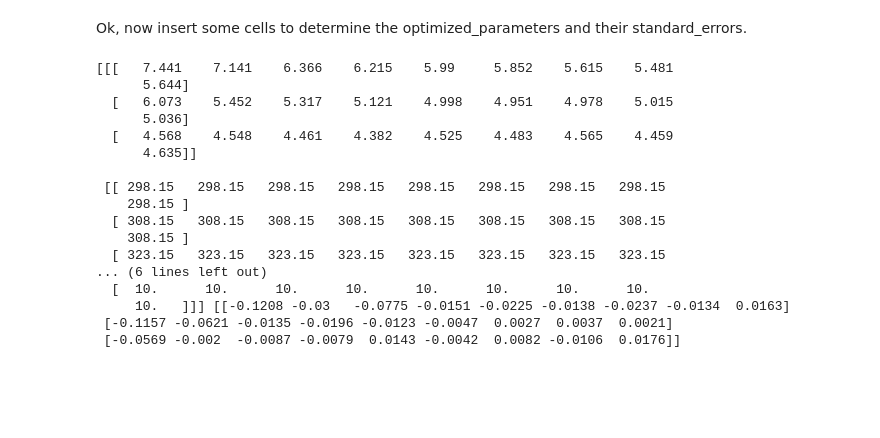
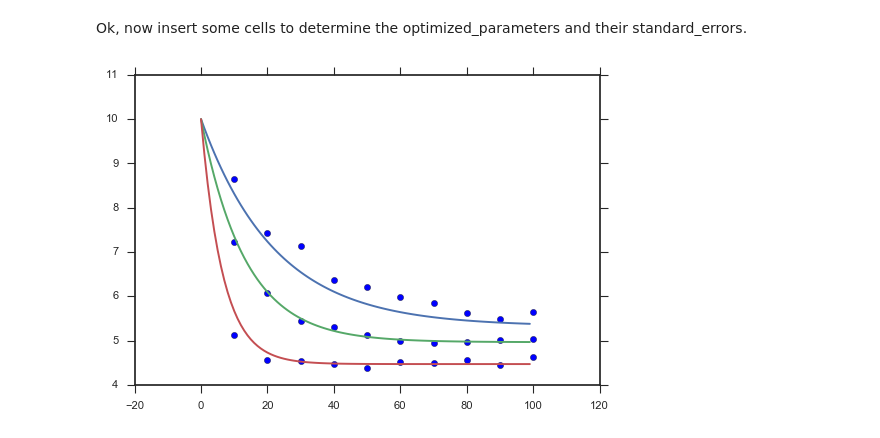
Before and after one commit to yujiazhang84/regression, a Jupyter notebook: FittingExercise.ipynb, the cells around one changed output. Drawn from its saved outputs; the diff is of its cells as text; code cells hidden in the pictures; blank space fills up the shorter version.

Commit message:
use differential form to fit the data and odeint to plot the fitting

```diff
--- a/FittingExercise.ipynb
+++ b/FittingExercise.ipynb
@@ -134,38 +135,51 @@ Ok, now insert some cells to determine the optimized_parameters and their standa
 # %%
 # Finish your notebook with this cell
 
-def function(X, log_A, E_A, d_H, d_S):
+
+
+def function_1(X, log_A, E_A, d_H, d_S):
     C_A, T, C_A0 = X
     return (10**log_A)*(np.exp(-E_A/(8.314*T)))*((C_A0-C_A)*np.exp(-(d_H-T*d_S)/(8.314*T))-C_A)
 
-X_data = np.array([[experiments[0][3][1:],experiments[1][3][1:],experiments[2][3][1:]],
-                  [experiments[0][0]*np.ones(len(experiments[0][3][1:]-1)),
+X_data = np.array([np.concatenate([experiments[0][3][1:],experiments[1][3][1:],experiments[2][3][1:]]),
+                  np.concatenate([experiments[0][0]*np.ones(len(experiments[0][3][1:]-1)),
                    experiments[1][0]*np.ones(len(experiments[1][3][1:]-1)),
-                   experiments[2][0]*np.ones(len(experiments[2][3][1:]-1))],
-                  [experiments[0][1]*np.ones(len(experiments[0][3][1:]-1)),
+                   experiments[2][0]*np.ones(len(experiments[2][3][1:]-1))]),
+                  np.concatenate([experiments[0][1]*np.ones(len(experiments[0][3][1:]-1)),
                    experiments[1][1]*np.ones(len(experiments[1][3][1:]-1)),
-                   experiments[2][1]*np.ones(len(experiments[2][3][1:]-1))]])
+                   experiments[2][1]*np.ones(len(experiments[2][3][1:]-1))])])
 
-Y_data = np.array([np.diff(experiments[0][3])/np.diff(experiments[0][2]),
+Y_data = np.array(np.concatenate([np.diff(experiments[0][3])/np.diff(experiments[0][2]),
                    np.diff(experiments[1][3])/np.diff(experiments[1][2]),
-                   np.diff(experiments[2][3])/np.diff(experiments[2][2])])
+                   np.diff(experiments[2][3])/np.diff(experiments[2][2])]))
+
+initial_guess = [6., 45., -10., -50.]
+
+optimal_parameters, covariance = scipy.optimize.curve_fit(function_1, X_data, Y_data,initial_guess)
+
+log_A = optimal_parameters[0]
+E_A = optimal_parameters[1]
+d_H = optimal_parameters[2]
+d_S = optimal_parameters[3]
+
+
+for i in range(3):
+    def function_2(variable, time):
+        C = variable
+        dCdt = (10**log_A)*(np.exp(-E_A/(8.314*experiments[i][0])))*((experiments[i][1]-C)*np.exp(-(d_H-experiments[i][0]*d_S)/(8.314*experiments[i][0]))-C)
+        return dCdt
+
+    times = np.arange(0, 100)
+    initial_condition = (10)
+    fitting = odeint(function_2, initial_condition, times)
+
+    plt.plot(times, fitting)
+    plt.scatter(experiments[i][2],experiments[i][3])
+
+plt.show()
+
+# print(starting_guess)
+# print(optimized_parameters)
+# print(standard_errors)
+# %% [output]
+[figure, added]
-# %%
-print(X_data, Y_data)
-# %% [output]
-[[[   7.441    7.141    6.366    6.215    5.99     5.852    5.615    5.481
-      5.644]
-  [   6.073    5.452    5.317    5.121    4.998    4.951    4.978    5.015
-      5.036]
-  [   4.568    4.548    4.461    4.382    4.525    4.483    4.565    4.459
-      4.635]]
-
- [[ 298.15   298.15   298.15   298.15   298.15   298.15   298.15   298.15
-    298.15 ]
-  [ 308.15   308.15   308.15   308.15   308.15   308.15   308.15   308.15
-    308.15 ]
-  [ 323.15   323.15   323.15   323.15   323.15   323.15   323.15   323.15
-... (6 lines left out)
-  [  10.      10.      10.      10.      10.      10.      10.      10.
-     10.   ]]] [[-0.1208 -0.03   -0.0775 -0.0151 -0.0225 -0.0138 -0.0237 -0.0134  0.0163]
- [-0.1157 -0.0621 -0.0135 -0.0196 -0.0123 -0.0047  0.0027  0.0037  0.0021]
- [-0.0569 -0.002  -0.0087 -0.0079  0.0143 -0.0042  0.0082 -0.0106  0.0176]]
```
Also changed, not shown: parts of 1 cell of this notebook.
